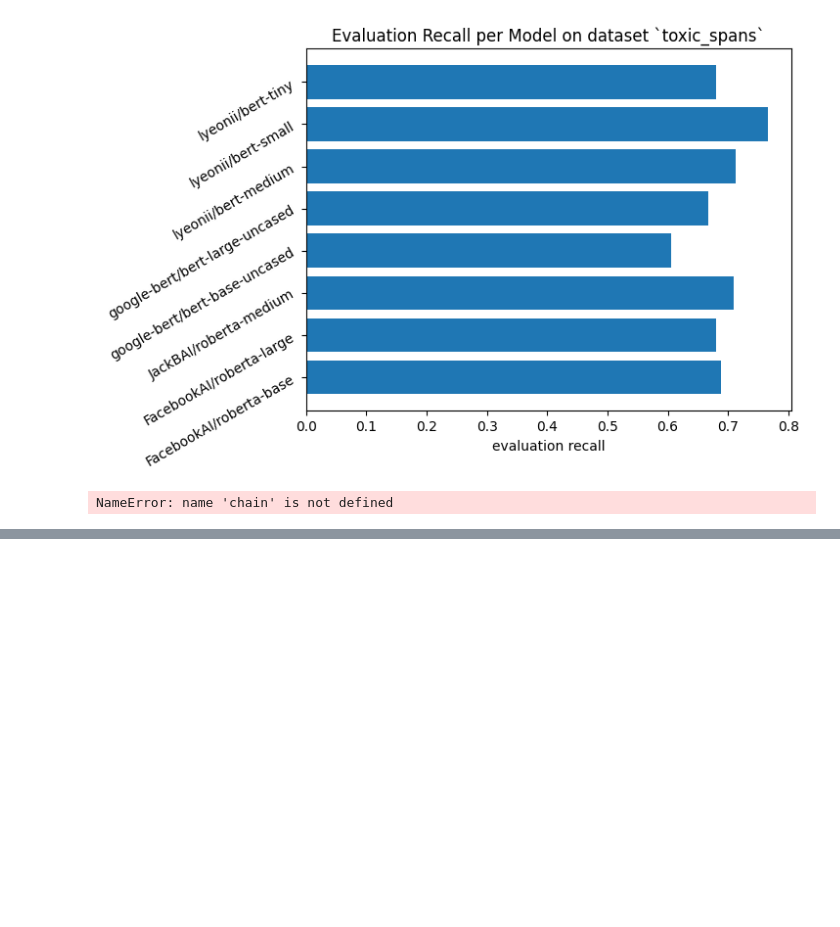
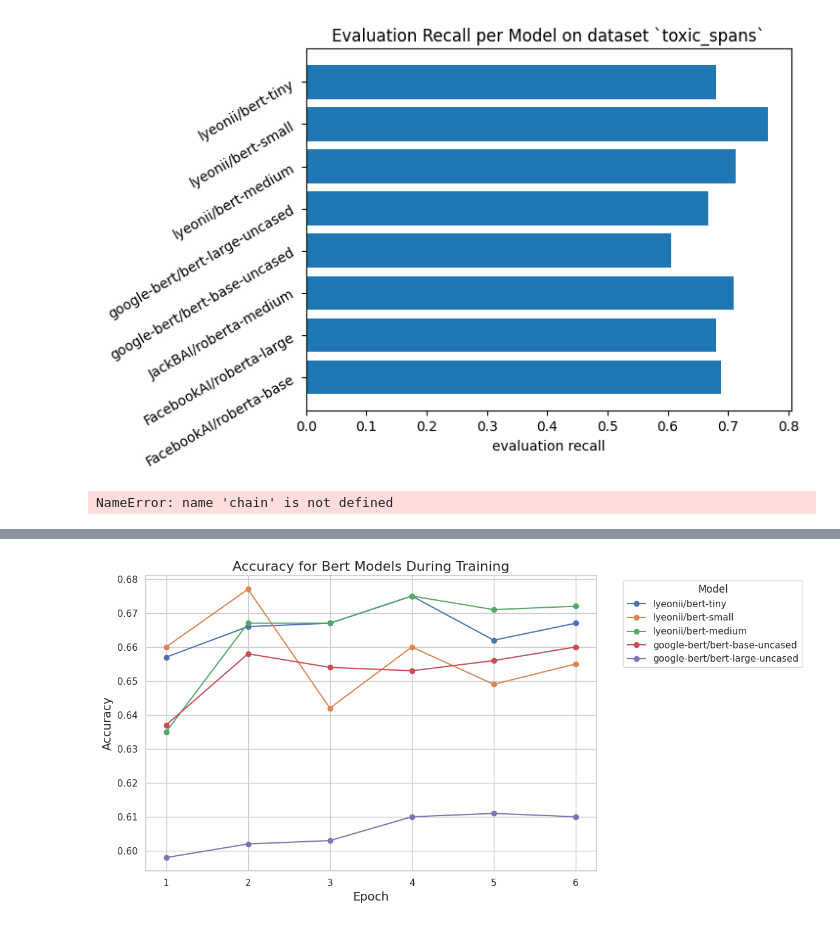
Before and after one commit to metehanberker1/pretrained-encoders-spurious-learning-analysis, a Jupyter notebook: toxic_phrases.ipynb, the cells around one changed output, grey strips where cells are left out. Cells and saved outputs as stored; diff of their text form; code cells hidden in the pictures; blank space fills up the shorter version.

```diff
--- a/toxic_phrases.ipynb
+++ b/toxic_phrases.ipynb
@@ -285,3 +287,7 @@ for model_name in chain(*MODELS.values()):
         print(f"model_name {model_name} failed with error: {e}")
 # %% [output]
 NameError: name 'chain' is not defined
+# %%
+training_stats = pd.read_csv("./training_stats.csv")
+conn = duckdb.connect()
+show(training_stats)
@@ -287,0 +297,89 @@ NameError: name 'chain' is not defined
+# %%
+desired_bert_order = [
+    'lyeonii/bert-tiny',
+    'lyeonii/bert-small',
+    'lyeonii/bert-medium',
+    'google-bert/bert-base-uncased',
+    'google-bert/bert-large-uncased',
+]
+
+desired_roberta_order = [
+    'JackBAI/roberta-medium',
+    'FacebookAI/roberta-base',
+    'FacebookAI/roberta-large'
+]
+# %%
+accuracy_stats = conn.query("""
+SELECT Epoch, Accuracy, Model
+FROM training_stats
+""").df()
+pivoted_accuracy_stats = conn.query("""
+SELECT
+    Model AS Model,
+    MAX(CASE WHEN Epoch = 1 THEN Accuracy END) AS Accuracy_1,
+    MAX(CASE WHEN Epoch = 2 THEN Accuracy END) AS Accuracy_2,
+    MAX(CASE WHEN Epoch = 3 THEN Accuracy END) AS Accuracy_3,
+    MAX(CASE WHEN Epoch = 4 THEN Accuracy END) AS Accuracy_4,
+    MAX(CASE WHEN Epoch = 5 THEN Accuracy END) AS Accuracy_5,
+    MAX(CASE WHEN Epoch = 6 THEN Accuracy END) AS Accuracy_6
+FROM accuracy_stats
+GROUP BY Model
+ORDER BY Model;
+""").df()
+
+
+# Set the plot style
+sns.set(style="whitegrid")
+
+# Create a figure and axis
+plt.figure(figsize=(12, 6))
+
+# Loop through each model and plot its precision values
+lines = []
+for model in pivoted_accuracy_stats['Model']:
+    if model not in MODELS["bert"]:
+        continue
+    model_data = pivoted_accuracy_stats[pivoted_accuracy_stats['Model'] == model]
+    line, = plt.plot([1, 2, 3, 4, 5, 6], model_data.iloc[0, 1:], label=model, marker='o')
+    lines.append(line)
+
+# Add labels and title
+plt.xlabel("Epoch", fontsize=14)
+plt.ylabel("Accuracy", fontsize=14)
+plt.title("Accuracy for Bert Models During Training", fontsize=16)
+
+# Add a legend
+plt.legend(lines, desired_bert_order, title="Model", bbox_to_anchor=(1.05, 1), loc='upper left')
+
+# Show the plot
+plt.tight_layout()
+plt.show()
+
+# Set the plot style
+sns.set(style="whitegrid")
+
+# Create a figure and axis
+plt.figure(figsize=(12, 6))
+
+# Loop through each model and plot its precision values
+lines = []
+for model in pivoted_accuracy_stats['Model']:
+    if model not in MODELS["roberta"]:
+        continue
+    model_data = pivoted_accuracy_stats[pivoted_accuracy_stats['Model'] == model]
+    line, = plt.plot([1, 2, 3, 4, 5, 6], model_data.iloc[0, 1:], label=model, marker='o')
+    lines.append(line)
+
+# Add labels and title
+plt.xlabel("Epoch", fontsize=14)
+plt.ylabel("Accuracy", fontsize=14)
+plt.title("Accuracy for Roberta Models During Training", fontsize=16)
+
+# Add a legend
+plt.legend(lines, desired_roberta_order, title="Model", bbox_to_anchor=(1.05, 1), loc='upper left')
+
+# Show the plot
+plt.tight_layout()
+plt.show()
+# %% [output]
+[figure, added]
```
Also changed, not shown: parts of 13 cells of this notebook, 1 other file.
